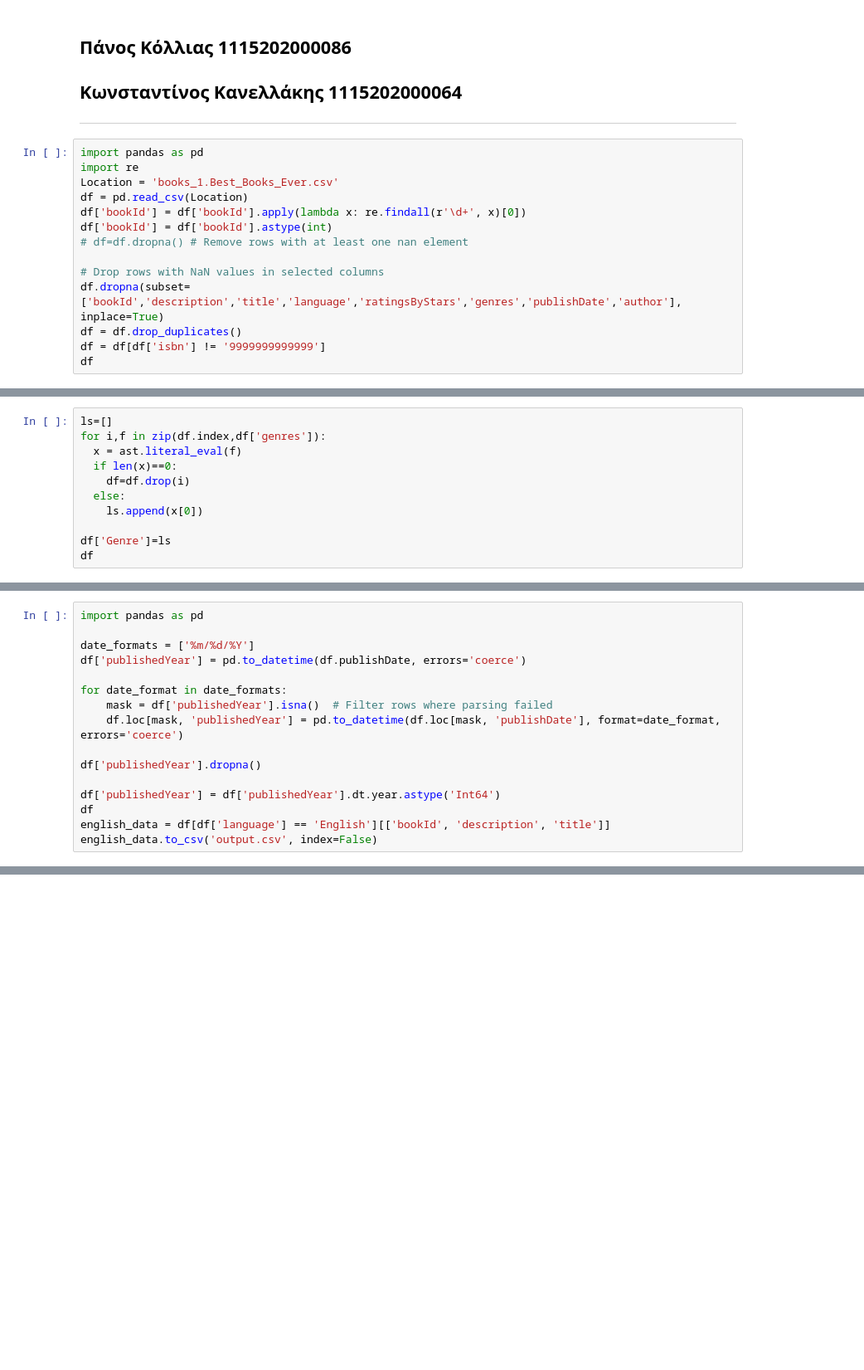
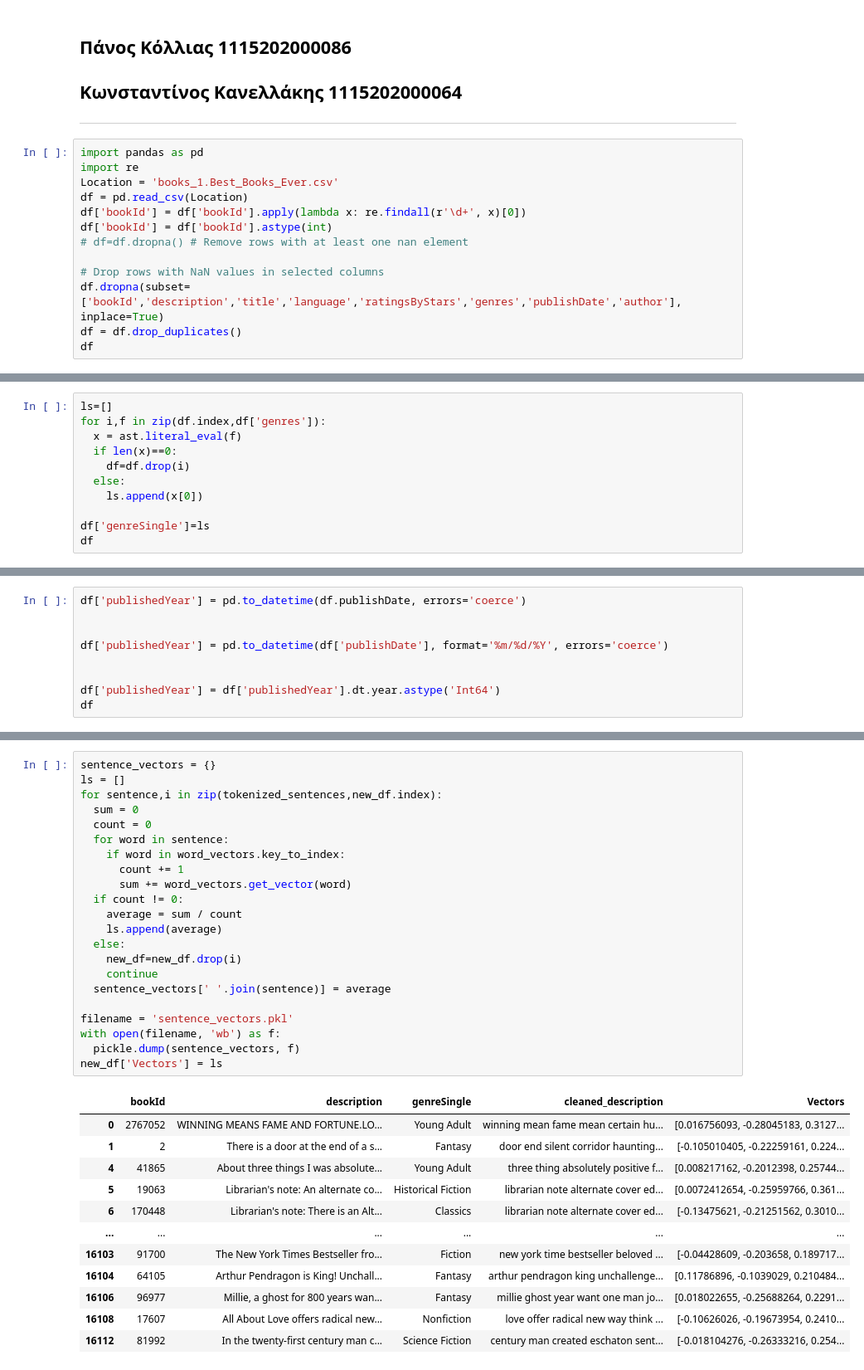
Before and after one commit to Kanellaman/Data-Mining-2, a Jupyter notebook: Untitled0.ipynb, the cells around one changed output, grey strips where cells are left out. Shown at 83% size. Cells and saved outputs as stored; diff of their text form; blank space fills up the shorter version.

```diff
--- a/Untitled0.ipynb
+++ b/Untitled0.ipynb
@@ -17,5 +17,4 @@ df['bookId'] = df['bookId'].astype(int)
 # Drop rows with NaN values in selected columns
 df.dropna(subset=['bookId','description','title','language','ratingsByStars','genres','publishDate','author'], inplace=True)
 df = df.drop_duplicates()
-df = df[df['isbn'] != '9999999999999']
 df
@@ -52,5 +79,5 @@ for i,f in zip(df.index,df['genres']):
   else:
     ls.append(x[0])
 
-df['Genre']=ls
+df['genreSingle']=ls
 df
@@ -57,16 +98,9 @@ df
 # %%
-import pandas as pd
-
-date_formats = ['%m/%d/%Y']
 df['publishedYear'] = pd.to_datetime(df.publishDate, errors='coerce')
 
-for date_format in date_formats:
-    mask = df['publishedYear'].isna()  # Filter rows where parsing failed
-    df.loc[mask, 'publishedYear'] = pd.to_datetime(df.loc[mask, 'publishDate'], format=date_format, errors='coerce')
 
-df['publishedYear'].dropna()
+df['publishedYear'] = pd.to_datetime(df['publishDate'], format='%m/%d/%Y', errors='coerce')
+
 
 df['publishedYear'] = df['publishedYear'].dt.year.astype('Int64')
 df
-english_data = df[df['language'] == 'English'][['bookId', 'description', 'title']]
-english_data.to_csv('output.csv', index=False)
@@ -128,0 +235,35 @@ recommend(item_id = 2767052, num = 5, bi_or_uni=1) # 0 for bigrams/1 for unigram
+# %%
+sentence_vectors = {}
+ls = []
+for sentence,i in zip(tokenized_sentences,new_df.index):
+  sum = 0
+  count = 0
+  for word in sentence:
+    if word in word_vectors.key_to_index:
+      count += 1
+      sum += word_vectors.get_vector(word)
+  if count != 0:
+    average = sum / count
+    ls.append(average)
+  else:
+    new_df=new_df.drop(i)
+    continue
+  sentence_vectors[' '.join(sentence)] = average
+
+filename = 'sentence_vectors.pkl'
+with open(filename, 'wb') as f:
+  pickle.dump(sentence_vectors, f)
+new_df['Vectors'] = ls
+# %% [output]
+|  | bookId | description | genreSingle | cleaned_description | Vectors |
+| 0 | 2767052 | WINNING MEANS FAME AND FORTUNE.LO... | Young Adult | winning mean fame mean certain hu... | [0.016756093, -0.28045183, 0.3127... |
+| 1 | 2 | There is a door at the end of a s... | Fantasy | door end silent corridor haunting... | [-0.105010405, -0.22259161, 0.224... |
+| 4 | 41865 | About three things I was absolute... | Young Adult | three thing absolutely positive f... | [0.008217162, -0.2012398, 0.25744... |
+| 5 | 19063 | Librarian's note: An alternate co... | Historical Fiction | librarian note alternate cover ed... | [0.0072412654, -0.25959766, 0.361... |
+| 6 | 170448 | Librarian's note: There is an Alt... | Classics | librarian note alternate cover ed... | [-0.13475621, -0.21251562, 0.3010... |
+| ... | ... | ... | ... | ... | ... |
+| 16103 | 91700 | The New York Times Bestseller fro... | Fiction | new york time bestseller beloved ... | [-0.04428609, -0.203658, 0.189717... |
+| 16104 | 64105 | Arthur Pendragon is King! Unchall... | Fantasy | arthur pendragon king unchallenge... | [0.11786896, -0.1039029, 0.210484... |
+| 16106 | 96977 | Millie, a ghost for 800 years wan... | Fantasy | millie ghost year want one man jo... | [0.018022655, -0.25688264, 0.2291... |
+| 16108 | 17607 | All About Love offers radical new... | Nonfiction | love offer radical new way think ... | [-0.10626026, -0.19673954, 0.2410... |
+| 16112 | 81992 | In the twenty-first century man c... | Science Fiction | century man created eschaton sent... | [-0.018104276, -0.26333216, 0.254... |
```
Also changed, not shown: parts of 12 cells of this notebook.
